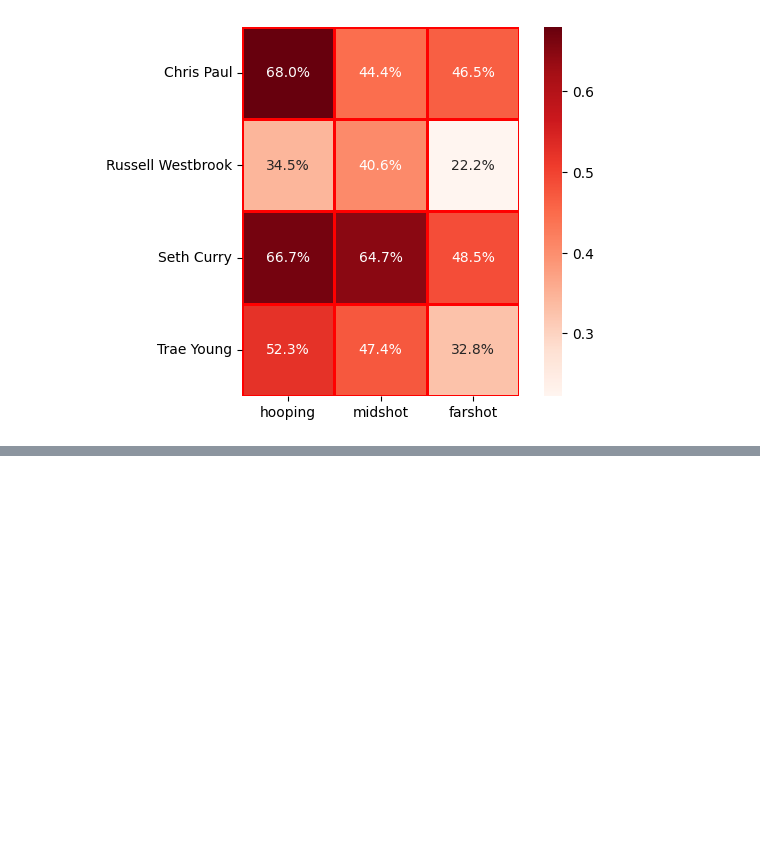
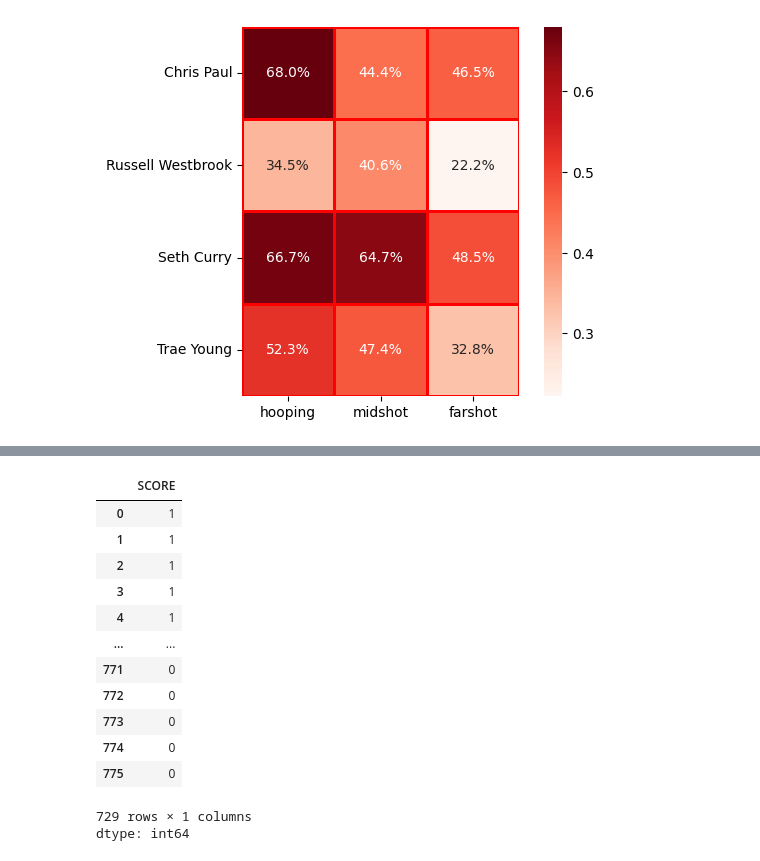
Before and after one commit to youssefsalah224/NBA_Players_Shooting_Data_science, a Jupyter notebook: NBA_Players_Shooting_Data.ipynb, the cells around one changed output, grey strips where cells are left out. Cells and saved outputs as stored; diff of their text form; code cells hidden in the pictures; blank space fills up the shorter version.

```diff
--- a/NBA_Players_Shooting_Data.ipynb
+++ b/NBA_Players_Shooting_Data.ipynb
@@ -134,0 +171,17 @@ Text(170.3222222222223, 0.5, '')
+# %%
+y
+# %% [output]
+|  | SCORE |
+| 0 | 1 |
+| 1 | 1 |
+| 2 | 1 |
+| 3 | 1 |
+| 4 | 1 |
+| ... | ... |
+| 771 | 0 |
+| 772 | 0 |
+| 773 | 0 |
+| 774 | 0 |
+| 775 | 0 |
+729 rows × 1 columns
+dtype: int64
```
Also changed, not shown: parts of 11 cells of this notebook.
